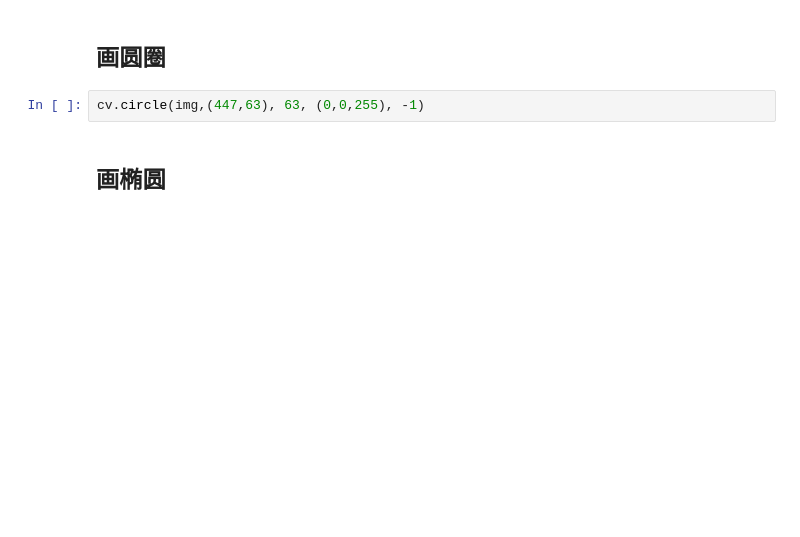
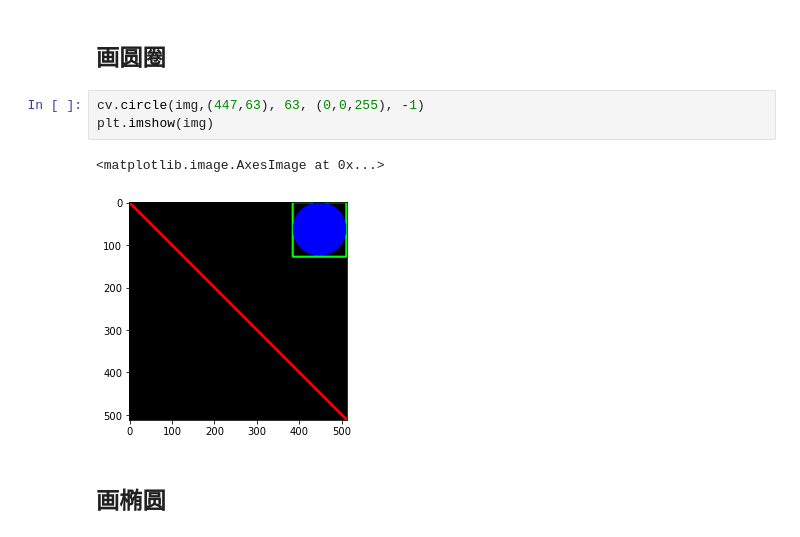
Before and after one commit to ghcn345/OpenCV, a Jupyter notebook: GUI功能.ipynb, the cells around one changed output. Drawn from its saved outputs; the diff is of its cells as text; blank space fills up the shorter version.

```diff
--- a/GUI功能.ipynb
+++ b/GUI功能.ipynb
@@ -183,6 +155,10 @@ array([[[255,   0,   0],
 ## 画圆圈
 # %%
 cv.circle(img,(447,63), 63, (0,0,255), -1)
+plt.imshow(img)
+# %% [output]
+<matplotlib.image.AxesImage at 0x...>
+[figure, added]
 # %% [markdown]
 ## 画椭圆
 # %%
```
Also changed, not shown: parts of 12 cells of this notebook.
